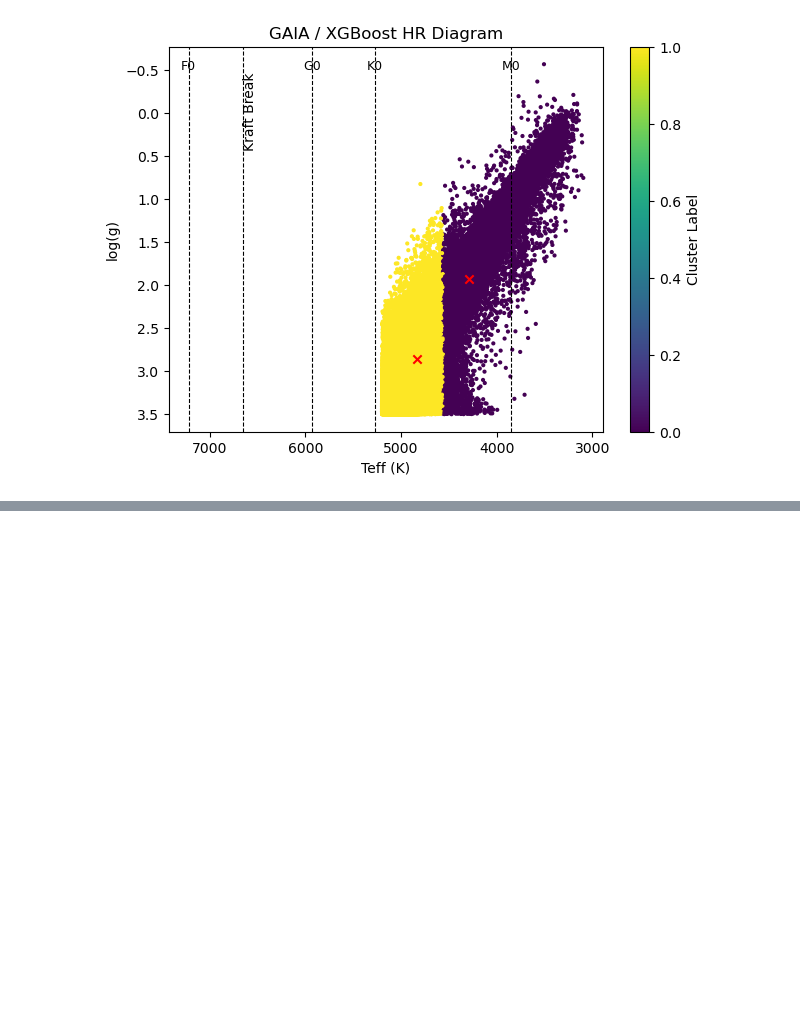
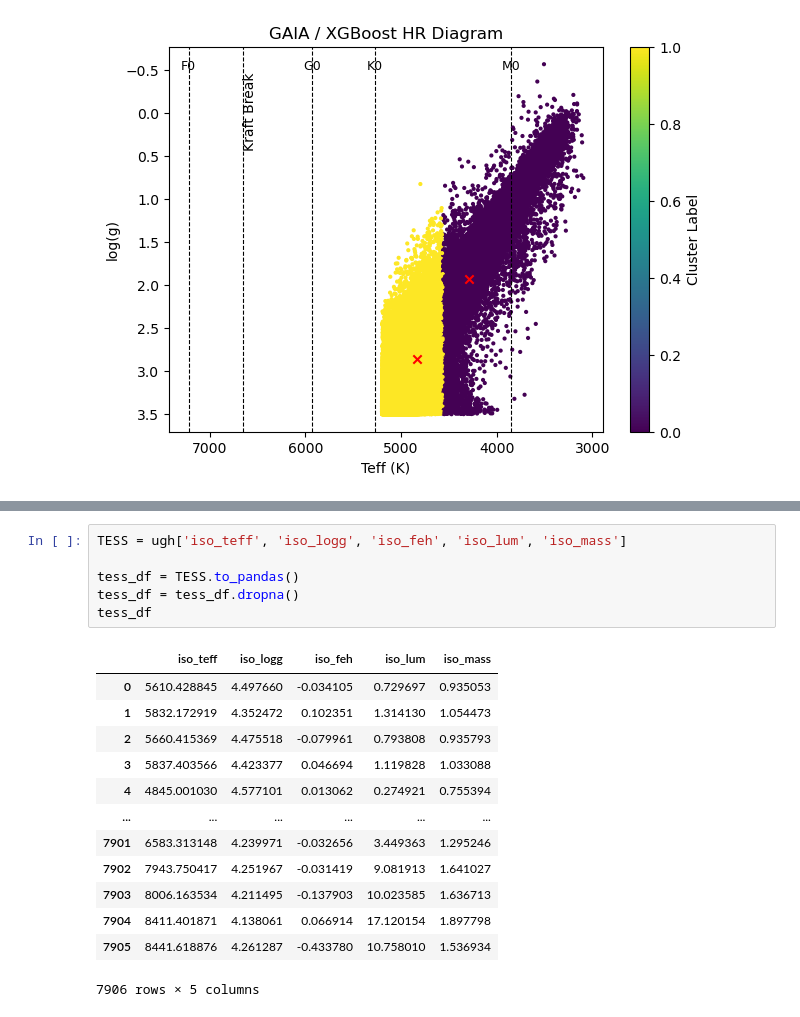
Before and after one commit to PK0207/geology_final_project, a Jupyter notebook: Gaia_sample.ipynb, the cells around one changed output, grey strips where cells are left out. Saved outputs shown, nothing was run; the diff lists cells and outputs as text; blank space fills up the shorter version.

```diff
--- a/Gaia_sample.ipynb
+++ b/Gaia_sample.ipynb
@@ -401,0 +439,20 @@ Table length=4000000
+# %%
+TESS = ugh['iso_teff', 'iso_logg', 'iso_feh', 'iso_lum', 'iso_mass']
+
+tess_df = TESS.to_pandas()
+tess_df = tess_df.dropna()
+tess_df
+# %% [output]
+|  | iso_teff | iso_logg | iso_feh | iso_lum | iso_mass |
+| 0 | 5610.428845 | 4.497660 | -0.034105 | 0.729697 | 0.935053 |
+| 1 | 5832.172919 | 4.352472 | 0.102351 | 1.314130 | 1.054473 |
+| 2 | 5660.415369 | 4.475518 | -0.079961 | 0.793808 | 0.935793 |
+| 3 | 5837.403566 | 4.423377 | 0.046694 | 1.119828 | 1.033088 |
+| 4 | 4845.001030 | 4.577101 | 0.013062 | 0.274921 | 0.755394 |
+| ... | ... | ... | ... | ... | ... |
+| 7901 | 6583.313148 | 4.239971 | -0.032656 | 3.449363 | 1.295246 |
+| 7902 | 7943.750417 | 4.251967 | -0.031419 | 9.081913 | 1.641027 |
+| 7903 | 8006.163534 | 4.211495 | -0.137903 | 10.023585 | 1.636713 |
+| 7904 | 8411.401871 | 4.138061 | 0.066914 | 17.120154 | 1.897798 |
+| 7905 | 8441.618876 | 4.261287 | -0.433780 | 10.758010 | 1.536934 |
+7906 rows × 5 columns
```
Also changed, not shown: parts of 3 cells of this notebook, 2 other files.
